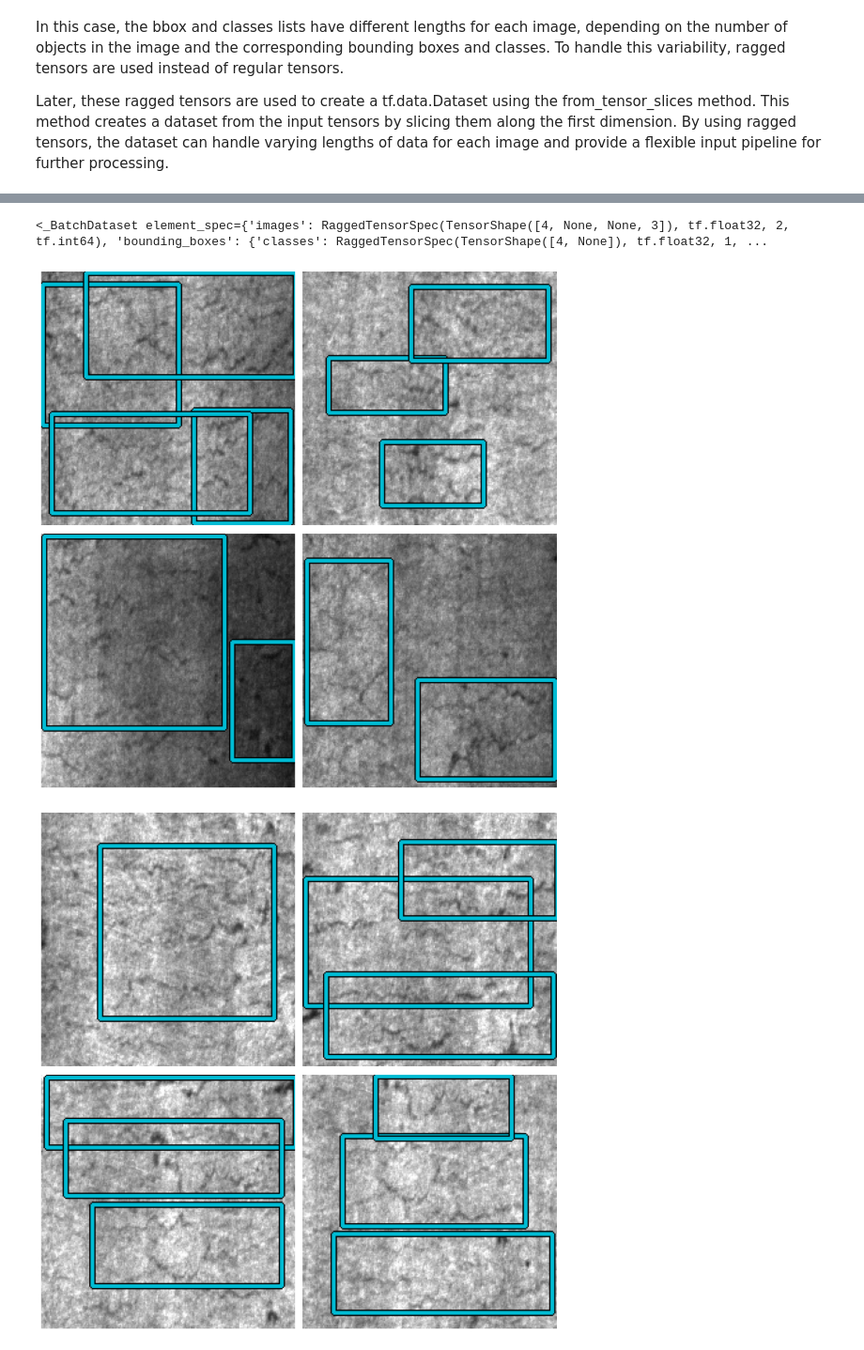
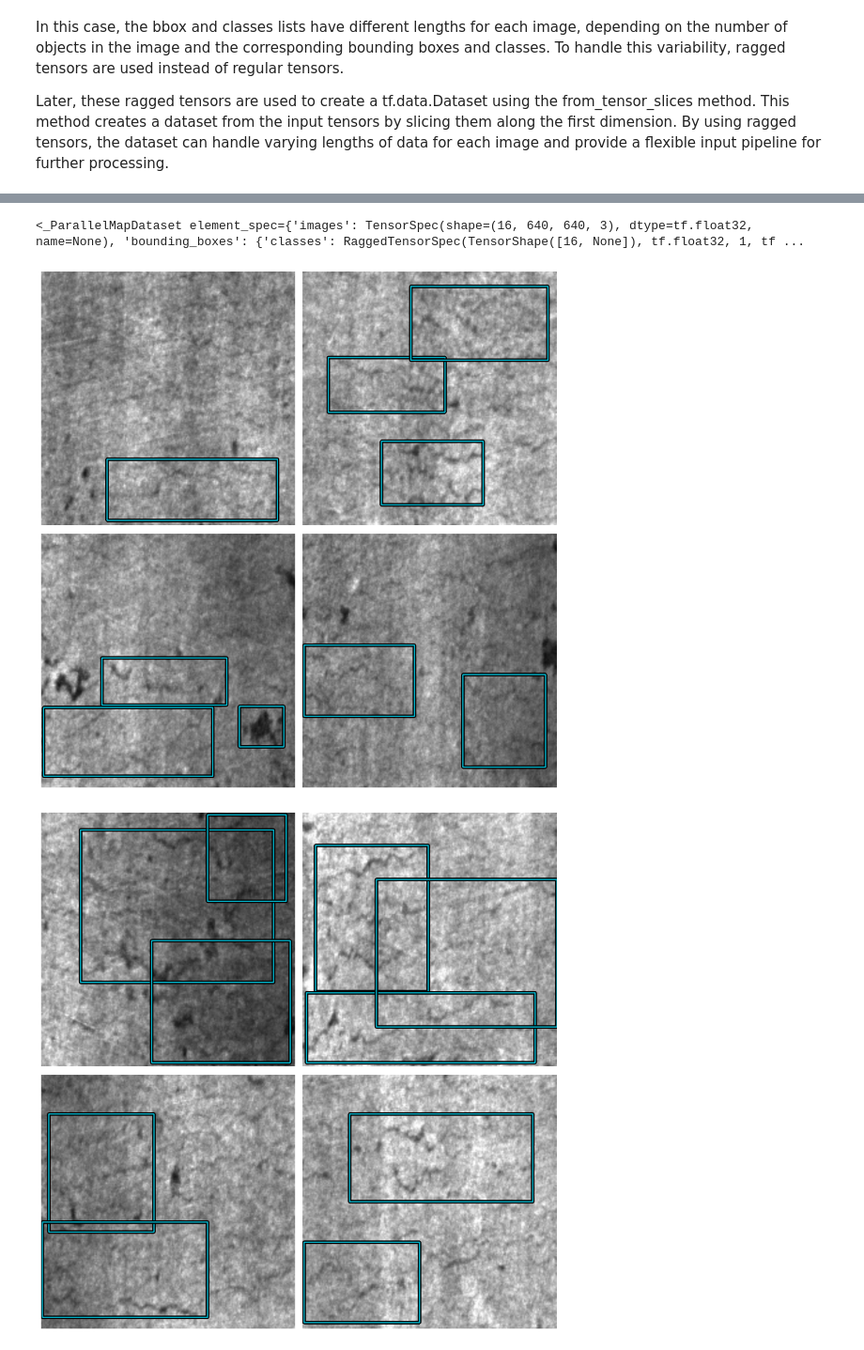
Before and after one commit to akashnaokar/cv_challenge, a Jupyter notebook: main.ipynb, the cells around one changed output, grey strips where cells are left out. Shown at 94% size. Cells and saved outputs as stored; diff of their text form; code cells hidden in the pictures.

Commit message:
Task3: Object detection and visualization

```diff
--- a/main.ipynb
+++ b/main.ipynb
@@ -688,7 +666,7 @@ val_data = create_dataset(valid_xml_files, valid_jpg_files)
 # print(train_data)
 # print(val_data)
 # %%
-BATCH_SIZE_1 = 4
+BATCH_SIZE_1 = 16
 # %%
 def load_image(image_path):
     image = tf.io.read_file(image_path)
@@ -704,10 +682,17 @@ def load_dataset(image_path, classes, bbox):
         "boxes": bbox,
     }
     return {"images": tf.cast(image, tf.float32), "bounding_boxes": bounding_boxes}
+# %%
+resizing = keras_cv.layers.JitteredResize(
+    target_size=(640, 640),
+    scale_factor=(3.2, 3.2),
+    bounding_box_format="xyxy",
+)
 # %%
 train_ds_od = train_data.map(load_dataset, num_parallel_calls=tf.data.AUTOTUNE)
-train_ds_od = train_ds_od.shuffle(BATCH_SIZE_1 * 4)
+train_ds_od = train_ds_od.shuffle(BATCH_SIZE_1*4)
 train_ds_od = train_ds_od.ragged_batch(BATCH_SIZE_1, drop_remainder=True)
+train_ds_od = train_ds_od.map(resizing, num_parallel_calls=tf.data.AUTOTUNE)
 
 train_ds_od
 # %% [output]
@@ -716,39 +701,40 @@ train_ds_od
 val_ds_od = val_data.map(load_dataset, num_parallel_calls=tf.data.AUTOTUNE)
 val_ds_od = val_ds_od.shuffle(BATCH_SIZE_1 * 4)
 val_ds_od = val_ds_od.ragged_batch(BATCH_SIZE_1, drop_remainder=True)
+val_ds_od = val_ds_od.map(resizing, num_parallel_calls=tf.data.AUTOTUNE)
 
 val_ds_od
 # %% [output]
-<_BatchDataset element_spec={'images': RaggedTensorSpec(TensorShape([4, None, None, 3]), tf.float32, 2, tf.int64), 'bounding_boxes': {'classes': RaggedTensorSpec(TensorShape([4, None]), tf.float32, 1, ...
+<_ParallelMapDataset element_spec={'images': TensorSpec(shape=(16, 640, 640, 3), dtype=tf.float32, name=None), 'bounding_boxes': {'classes': RaggedTensorSpec(TensorShape([16, None]), tf.float32, 1, tf ...
 # %%
 def visualize_dataset(inputs, value_range, rows, cols, bounding_box_format):
     inputs = next(iter(inputs.take(1)))
 
     images, bounding_boxes = inputs["images"], inputs["bounding_boxes"]
     # print(images,bounding_boxes)
     visualization.plot_bounding_box_gallery(
         images,
         value_range=value_range,
         rows=rows,
         cols=cols,
         y_true=bounding_boxes,
         scale=5,
-        font_scale=0.7,
+        font_scale=0.5,
         bounding_box_format=bounding_box_format,
         class_mapping=image_labels,
     )
 
 
 visualize_dataset(
     train_ds_od, bounding_box_format="xyxy", value_range=(0, 255), rows=2, cols=2
 )
 
 visualize_dataset(
     val_ds_od, bounding_box_format="xyxy", value_range=(0, 255), rows=2, cols=2
 )
 # %% [output]
-[figure, old version]
+[figure, new version]
-[figure, old version]
+[figure, new version]
 # %%
 def dict_to_tuple(inputs):
     return inputs["images"], inputs["bounding_boxes"]
```
Also changed, not shown: parts of 15 cells of this notebook.
